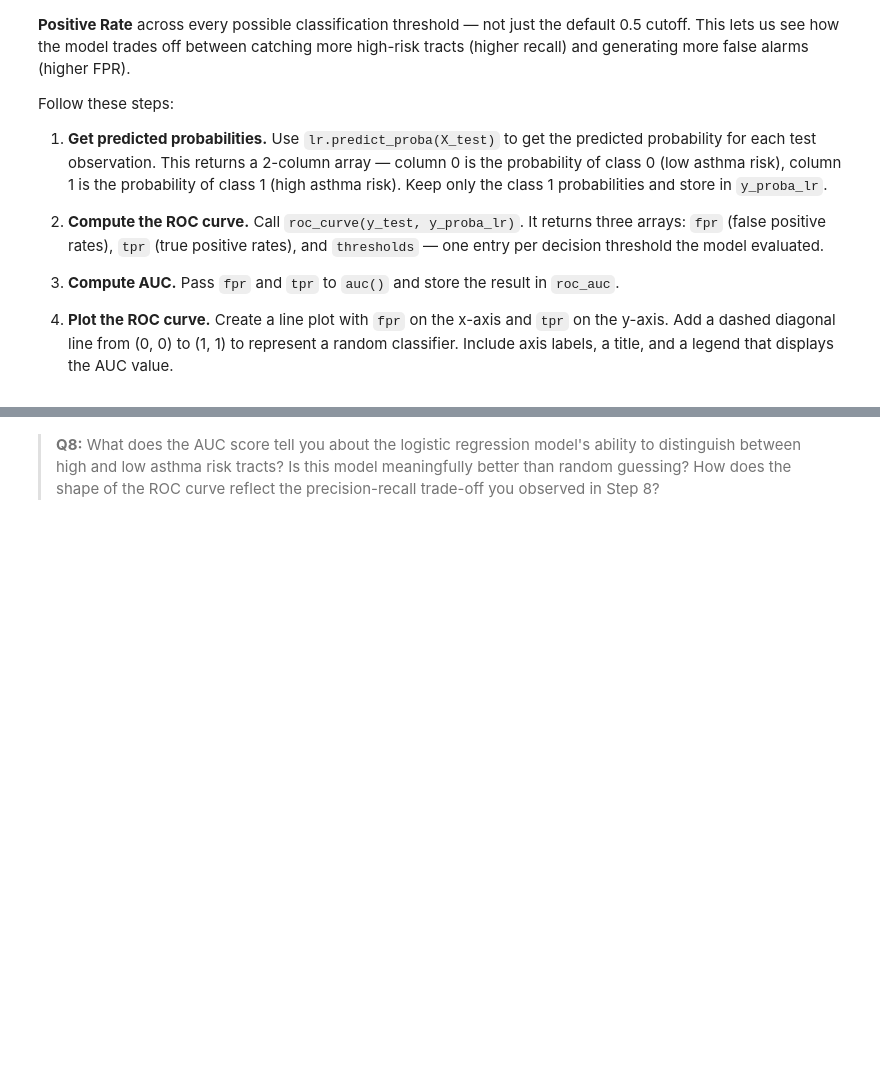
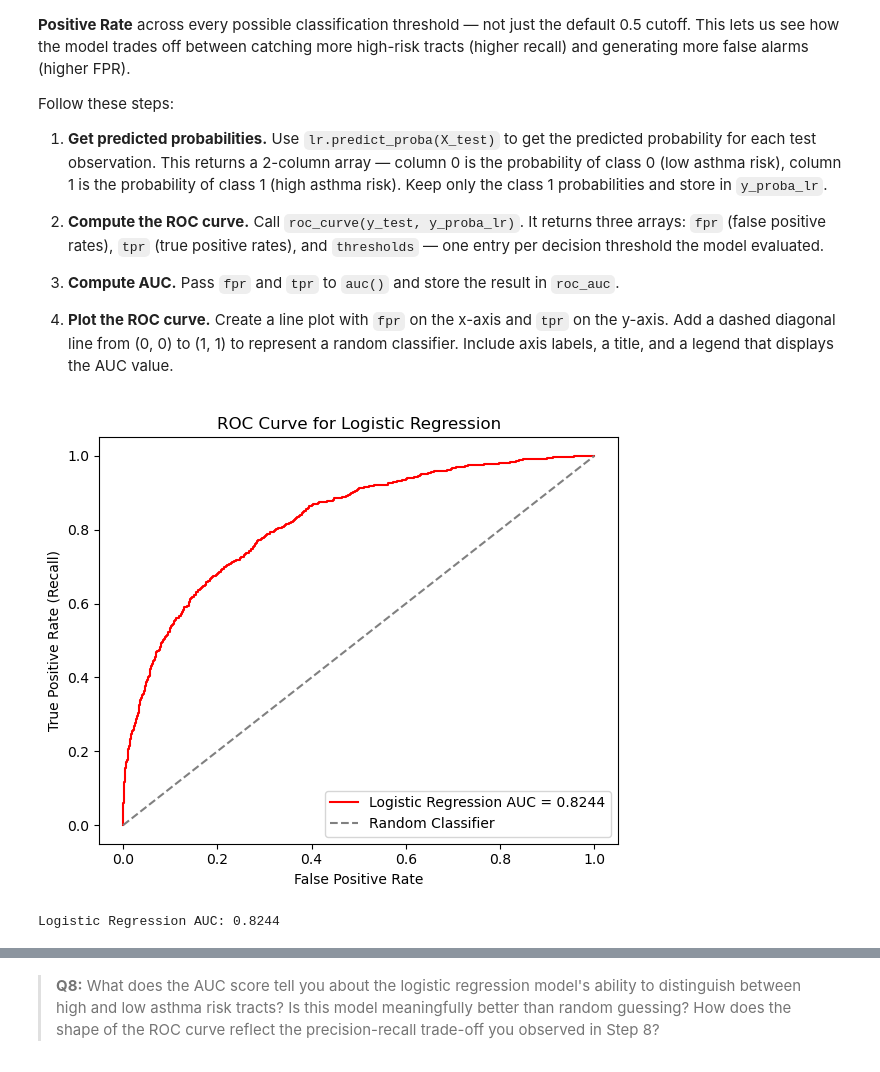
Before and after one commit to jwonyk/eds-232-hw2, a Jupyter notebook: hw2-task2.ipynb, the cells around one changed output, grey strips where cells are left out. Cells and saved outputs as stored; diff of their text form; code cells hidden in the pictures; blank space fills up the shorter version.

Commit message:
Plot ROC curve, compute AUC, finialize the Task 2

```diff
--- a/hw2-task2.ipynb
+++ b/hw2-task2.ipynb
@@ -518,11 +518,33 @@ Follow these steps:
 
 4. **Plot the ROC curve.** Create a line plot with `fpr` on the x-axis and `tpr` on the y-axis. Add a dashed diagonal line from (0, 0) to (1, 1) to represent a random classifier. Include axis labels, a title, and a legend that displays the AUC value.
 # %%
-y_proba_lr = ...
-fpr, tpr, thresholds = ...
-roc_auc = ...
+# Get predicted probability of high asthma risk
+y_proba_lr = lr.predict_proba(X_test)[:, 1]
 
+# Calculate ROC curve values
+fpr, tpr, thresholds = roc_curve(y_test, y_proba_lr)
+
+# Calculate area under ROC curve
+roc_auc = auc(fpr, tpr)
+
+# Plot ROC curve and add random-classifier ref. line
+fig, ax = plt.subplots(figsize = (6, 5))
+ax.plot(fpr, tpr,
+        label = f'Logistic Regression AUC = {roc_auc:.4f}', color = 'red')
+ax.plot([0, 1], [0, 1], linestyle = '--', color = 'gray', label = 'Random Classifier')
+
+# Add chart labels
+ax.set_xlabel('False Positive Rate')
+ax.set_ylabel('True Positive Rate (Recall)')
+ax.set_title('ROC Curve for Logistic Regression')
+ax.legend()
+
+plt.tight_layout()
+plt.show()
 
 print(f'Logistic Regression AUC: {roc_auc:.4f}')
+# %% [output]
+[figure, added]
+Logistic Regression AUC: 0.8244
 # %%
 grader.check("q17")
```
Also changed, not shown: parts of 3 cells of this notebook.
